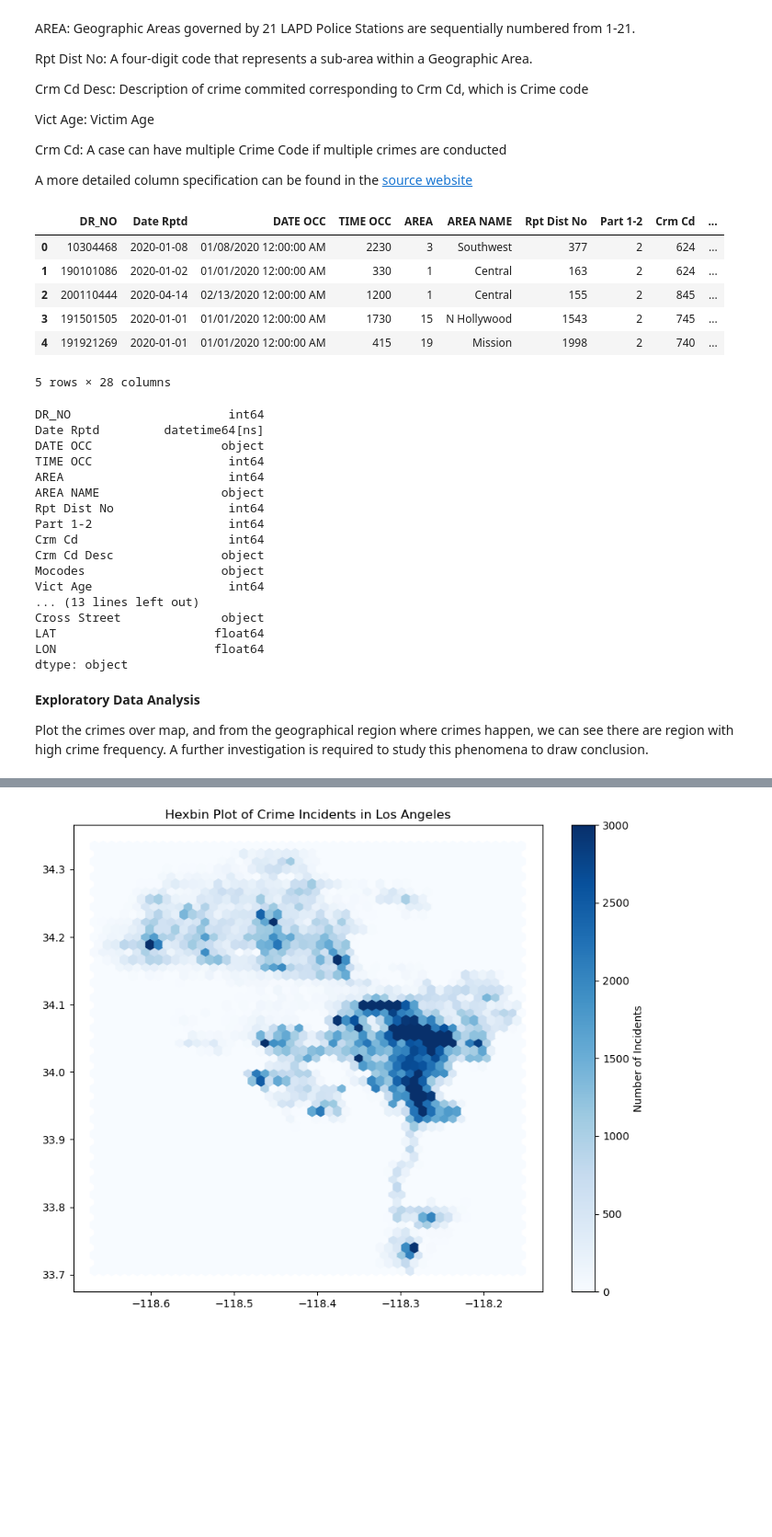
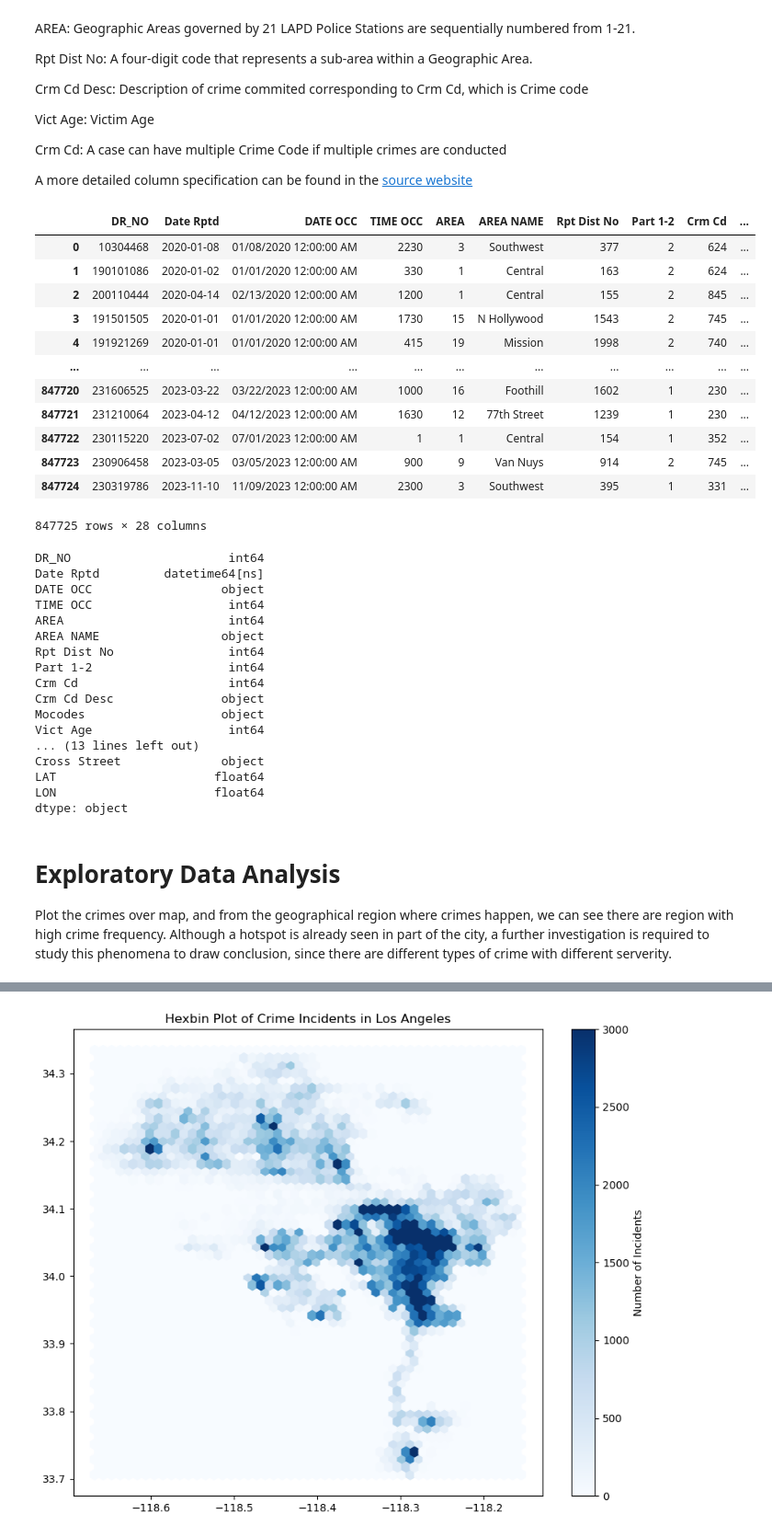
Before and after one commit to yibhu/yibhu.github.io, a Jupyter notebook: Crime_LosAngeles.ipynb, the cells around one changed output, grey strips where cells are left out. Shown at 92% size. Cells and saved outputs as stored; diff of their text form; code cells hidden in the pictures; blank space fills up the shorter version.

```diff
--- a/Crime_LosAngeles.ipynb
+++ b/Crime_LosAngeles.ipynb
@@ -116,23 +208,29 @@ A more detailed column specification can be found in the [source website](https:
 # %%
 df = pd.read_csv('datasets/Crime Data from 2020 to Present.csv')
 
 # Correct date types
 df['Date Rptd'] = pd.to_datetime(df['Date Rptd'])
 
 # Set 'LON' and 'LAT' to NaN where they are 0
 df.loc[df['LON'] == 0, 'LON'] = np.nan
 df.loc[df['LAT'] == 0, 'LAT'] = np.nan
 
-display(df.head())
+display(df)
 display(df.dtypes)
 # %% [output]
 |  | DR_NO | Date Rptd | DATE OCC | TIME OCC | AREA | AREA NAME | Rpt Dist No | Part 1-2 | Crm Cd | ... |
 | 0 | 10304468 | 2020-01-08 | 01/08/2020 12:00:00 AM | 2230 | 3 | Southwest | 377 | 2 | 624 | ... |
 | 1 | 190101086 | 2020-01-02 | 01/01/2020 12:00:00 AM | 330 | 1 | Central | 163 | 2 | 624 | ... |
 | 2 | 200110444 | 2020-04-14 | 02/13/2020 12:00:00 AM | 1200 | 1 | Central | 155 | 2 | 845 | ... |
 | 3 | 191501505 | 2020-01-01 | 01/01/2020 12:00:00 AM | 1730 | 15 | N Hollywood | 1543 | 2 | 745 | ... |
 | 4 | 191921269 | 2020-01-01 | 01/01/2020 12:00:00 AM | 415 | 19 | Mission | 1998 | 2 | 740 | ... |
+| ... | ... | ... | ... | ... | ... | ... | ... | ... | ... | ... |
+| 847720 | 231606525 | 2023-03-22 | 03/22/2023 12:00:00 AM | 1000 | 16 | Foothill | 1602 | 1 | 230 | ... |
+| 847721 | 231210064 | 2023-04-12 | 04/12/2023 12:00:00 AM | 1630 | 12 | 77th Street | 1239 | 1 | 230 | ... |
+| 847722 | 230115220 | 2023-07-02 | 07/01/2023 12:00:00 AM | 1 | 1 | Central | 154 | 1 | 352 | ... |
+| 847723 | 230906458 | 2023-03-05 | 03/05/2023 12:00:00 AM | 900 | 9 | Van Nuys | 914 | 2 | 745 | ... |
+| 847724 | 230319786 | 2023-11-10 | 11/09/2023 12:00:00 AM | 2300 | 3 | Southwest | 395 | 1 | 331 | ... |
-5 rows × 28 columns
+847725 rows × 28 columns
 DR_NO                      int64
 Date Rptd         datetime64[ns]
 DATE OCC                  object
@@ -151,6 +249,6 @@ LAT                      float64
 LON                      float64
 dtype: object
 # %% [markdown]
-**Exploratory Data Analysis**
+# Exploratory Data Analysis
 
-Plot the crimes over map, and from the geographical region where crimes happen, we can see there are region with high crime frequency. A further investigation is required to study this phenomena to draw conclusion.
+Plot the crimes over map, and from the geographical region where crimes happen, we can see there are region with high crime frequency. Although a hotspot is already seen in part of the city, a further investigation is required to study this phenomena to draw conclusion, since there are different types of crime with different serverity.
```
Also changed, not shown: parts of 43 cells of this notebook.
